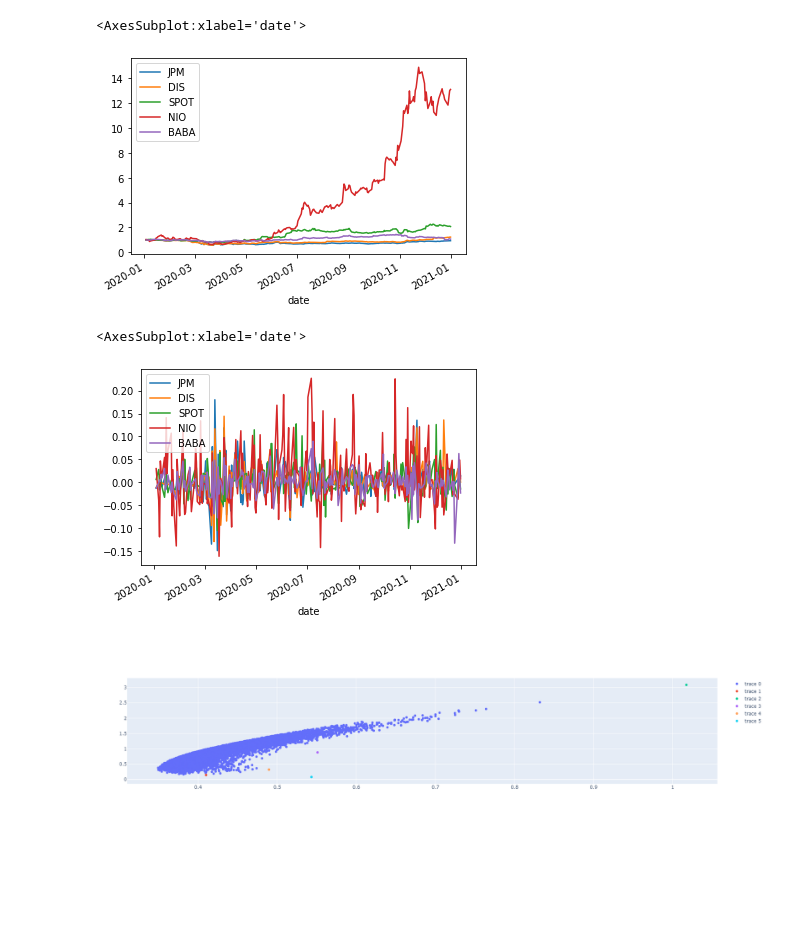
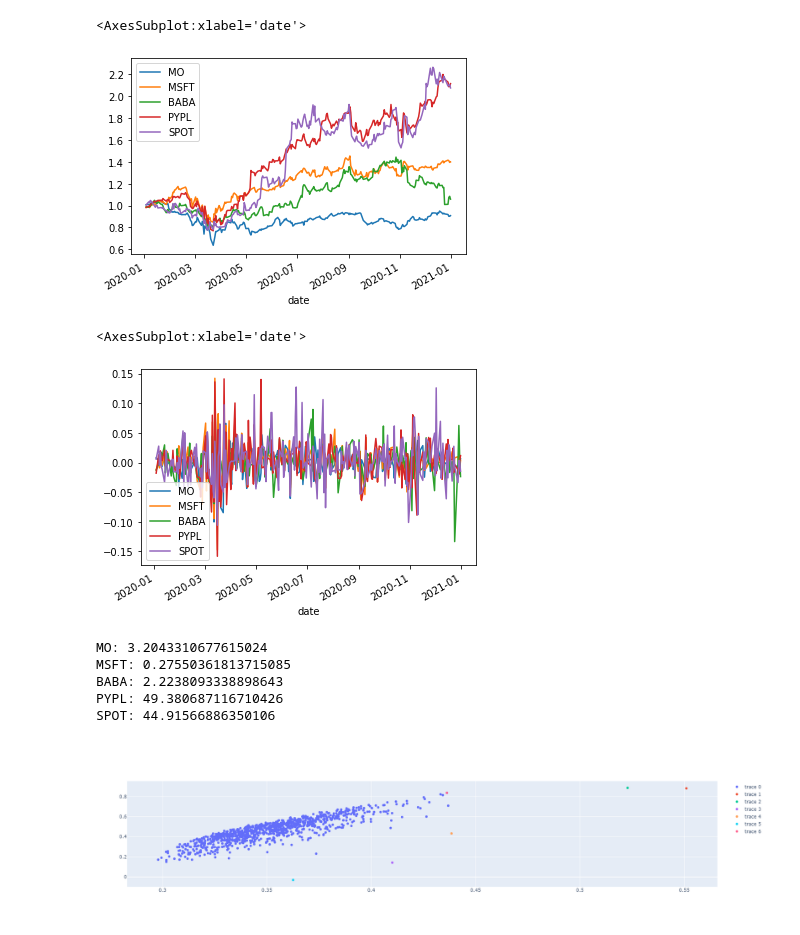
Before and after one commit to giorgio-sirtori/Stocks, a Jupyter notebook: portfolio.ipynb, the cells around one changed output. Drawn from its saved outputs; the diff is of its cells as text; code cells hidden in the pictures; blank space fills up the shorter version.

```diff
--- a/portfolio.ipynb
+++ b/portfolio.ipynb
@@ -96,7 +97,9 @@ def randomWeights(n):
     return k/sum(k)
 
 def retrurnsAndStd(ptf, stocks, iterations):
-    df = pd.DataFrame(columns = ['return', 'std'])
+    df = pd.DataFrame(columns = ['return', 'std', 'weights'])
     for i in range(iterations):
-        df.loc[i] = list(ptfPerformance(randomWeights(len(stocks)), ptf))
+        weights = randomWeights(len(stocks))
+        returns, std = ptfPerformance(weights, ptf)
+        df.loc[i] = returns, std, weights
     return df
@@ -105,3 +106,5 @@ stocks = ['BABA','NIO','SPOT', 'DIS', 'JPM']
+# %%
+stocks = ['SPOT','PYPL','BABA', 'MSFT', 'MO']
 # %%
 #ptf = getPtf(stocks, '2020-01-01','2021-01-01')
 # %%
@@ -132,32 +135,49 @@ cum_returns = getSpecificColumns(ptf, 'cumluative_return', stocks)
 cum_returns.plot()
 # %% [output]
 <AxesSubplot:xlabel='date'>
-[figure, old version]
+[figure, new version]
 # %%
 returns.plot()
 # %% [output]
 <AxesSubplot:xlabel='date'>
-[figure, old version]
+[figure, new version]
 # %%
-df = retrurnsAndStd(ptf,stocks, 10000)
+df = retrurnsAndStd(ptf,stocks, 1000)
+# %%
+opt_weights_loc = (-df['return']/df['std']).idxmin()
+opt_weights = df.loc[(-df['return']/df['std']).idxmin()]['weights']
+for each in range(len(stocks)):
+    print(list(reversed(stocks))[each]+': '+str(opt_weights[each]*100))
+# %% [output]
+MO: 3.2043310677615024
+MSFT: 0.27550361813715085
+BABA: 2.2238093338898643
+PYPL: 49.380687116710426
+SPOT: 44.91566886350106
 # %%
 fig = go.Figure([
     go.Scatter(
         x=df['std'],
         y=df['return'],
         mode='markers'
     )
 ])
 
 
 for each in stocks:
 
     fig.add_trace(go.Scatter(
             x=np.array(stockPerformanceAnnualised(ptf[each]['daily_return'])[1]),
             y=np.array(stockPerformanceAnnualised(ptf[each]['daily_return'])[0]),
             mode='markers',
             text = each))
 
+fig.add_trace(go.Scatter(
+            x=np.array(df.loc[opt_weights_loc]['std']),
+            y=np.array(df.loc[opt_weights_loc]['return']),
+            mode='markers',
+            text = 'Optimal portolio'))
+
 fig.show()
 # %% [output]
-[figure, old version]
+[figure, new version]
```
Also changed, not shown: parts of 3 cells of this notebook.
